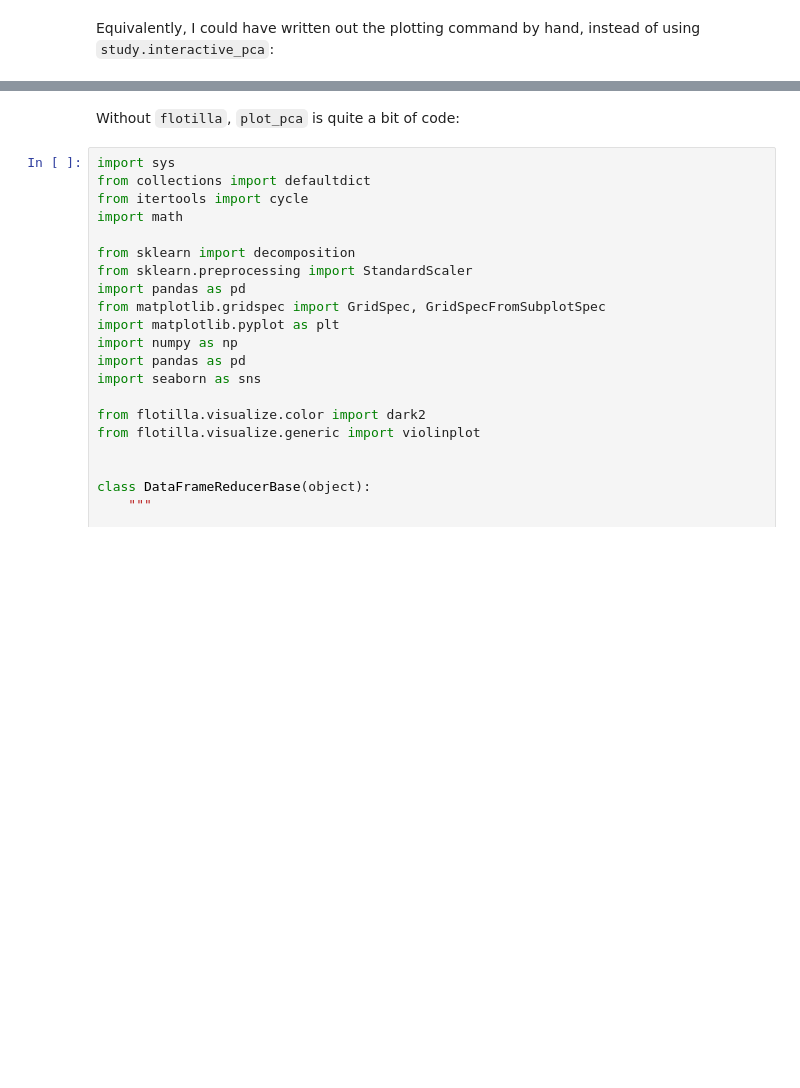
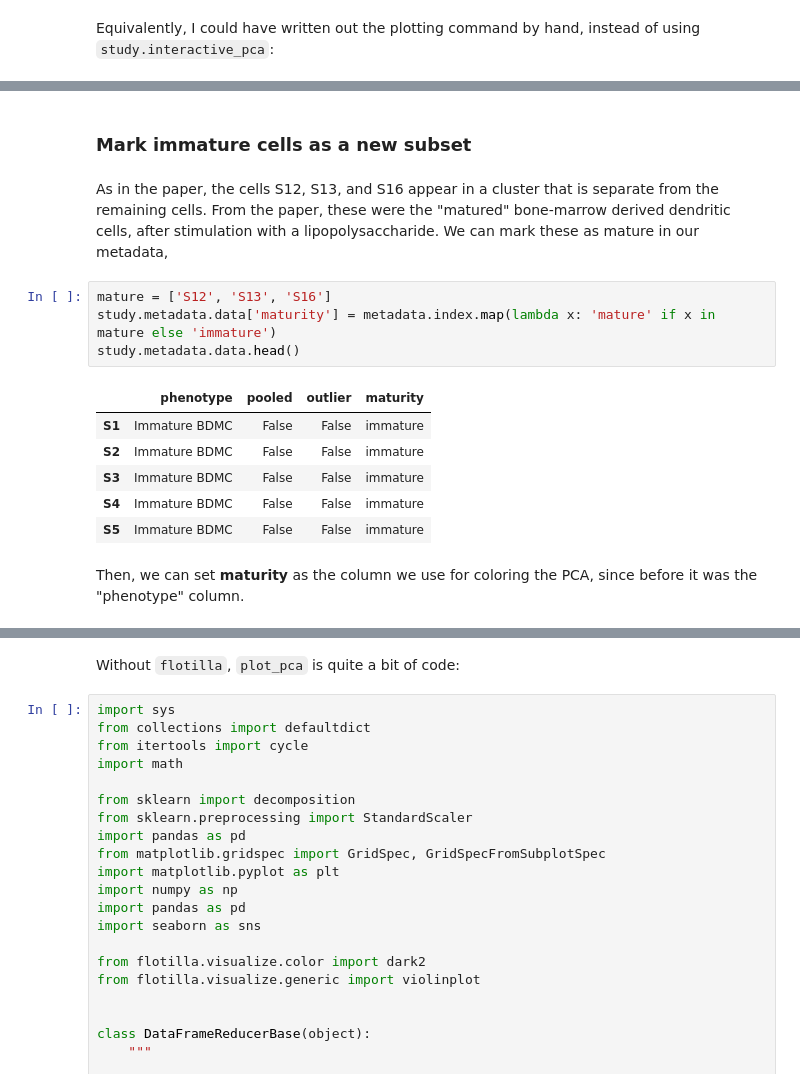
Before and after one commit to olgabot/olgabot.github.io-source-deprecated, a Jupyter notebook: content/shalek2013.ipynb, the cells around one changed output, grey strips where cells are left out. Drawn from its saved outputs; the diff is of its cells as text; blank space fills up the shorter version.

```diff
--- a/content/shalek2013.ipynb
+++ b/content/shalek2013.ipynb
@@ -730,0 +814,17 @@ study.plot_pca(feature_subset='gene_category: LPS Response', sample_subset='not
+# %% [markdown]
+### Mark immature cells as a new subset
+# %% [markdown]
+As in the paper, the cells S12, S13, and S16 appear in a cluster that is separate from the remaining cells. From the paper, these were the "matured" bone-marrow derived dendritic cells, after stimulation with a lipopolysaccharide. We can mark these as mature in our metadata,
+# %%
+mature = ['S12', 'S13', 'S16']
+study.metadata.data['maturity'] = metadata.index.map(lambda x: 'mature' if x in mature else 'immature')
+study.metadata.data.head()
+# %% [output]
+|  | phenotype | pooled | outlier | maturity |
+| S1 | Immature BDMC | False | False | immature |
+| S2 | Immature BDMC | False | False | immature |
+| S3 | Immature BDMC | False | False | immature |
+| S4 | Immature BDMC | False | False | immature |
+| S5 | Immature BDMC | False | False | immature |
+# %% [markdown]
+Then, we can set **maturity** as the column we use for coloring the PCA, since before it was the "phenotype" column.
```
Also changed, not shown: parts of 26 cells of this notebook, 15 other files.
